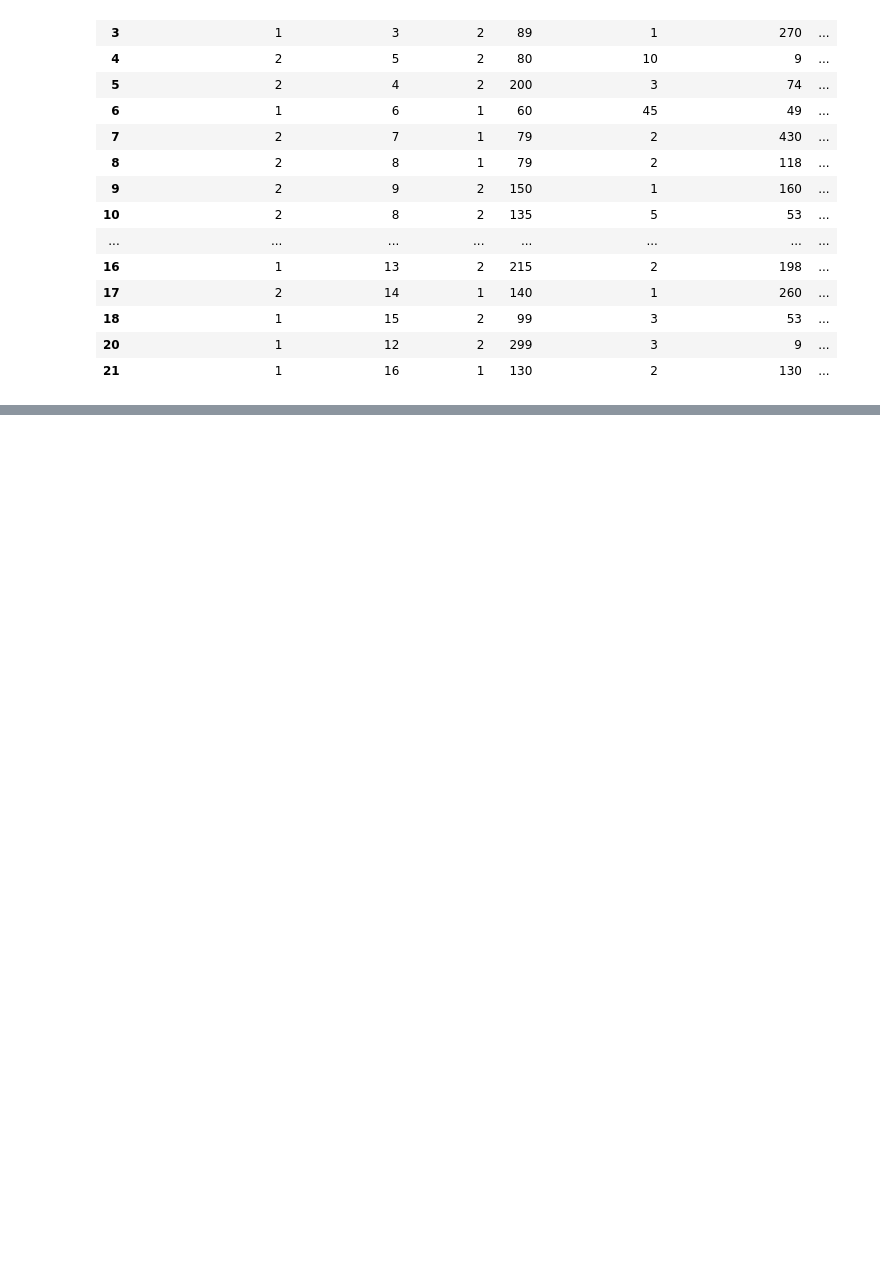
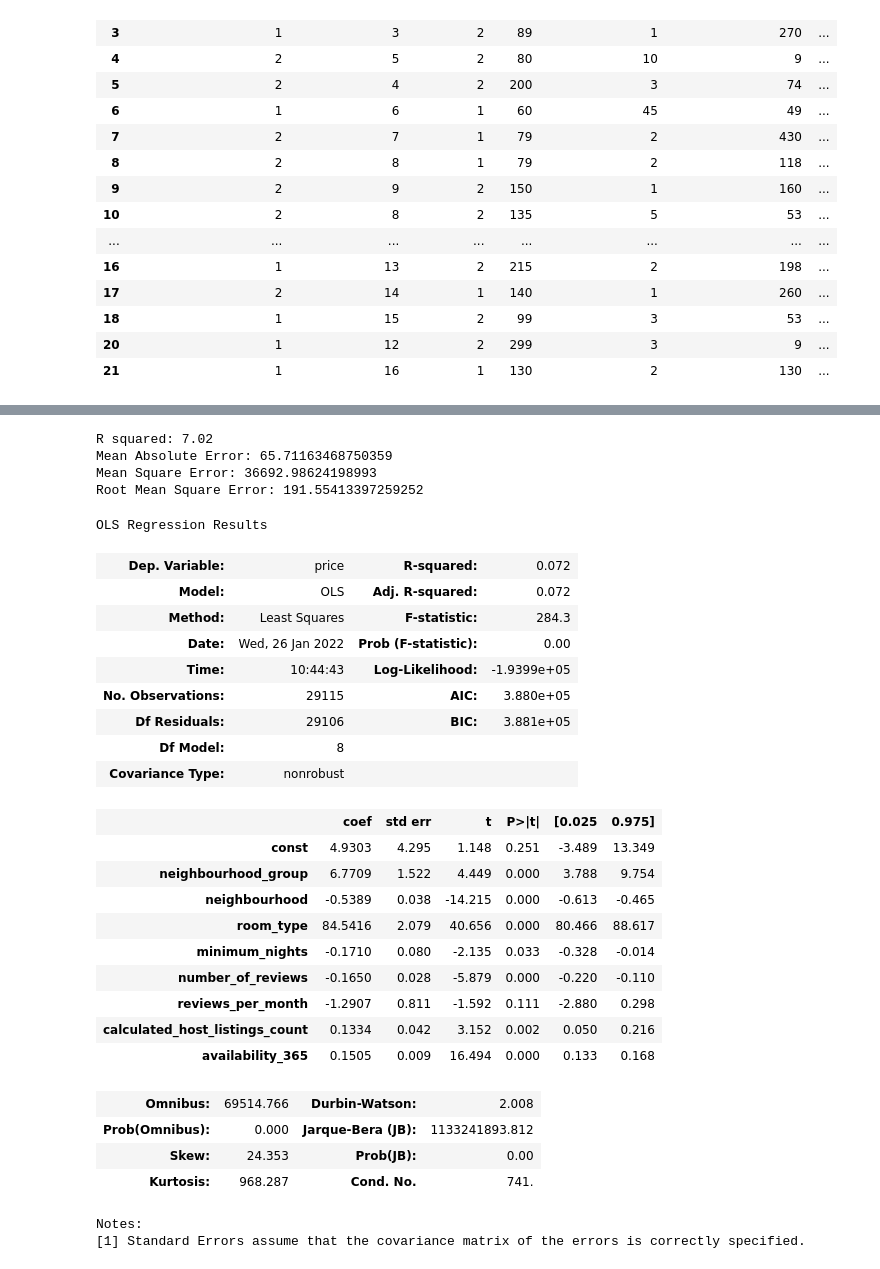
Before and after one commit to INV-VTL/P5-Project, a Jupyter notebook: Untitled.ipynb, the cells around one changed output, grey strips where cells are left out. Drawn from its saved outputs; the diff is of its cells as text; code cells hidden in the pictures; blank space fills up the shorter version.

```diff
--- a/Untitled.ipynb
+++ b/Untitled.ipynb
@@ -486,0 +548,9 @@ df.head(20)
+# %%
+X = df.drop(columns = ["price"], axis =1)
+y = df["price"]
+# %%
+X_train, X_test, y_train, y_test = train_test_split(X, y, random_state=0)
+# %%
+LR = LinearRegression()
+# %%
+LR.fit(X_train, y_train)
@@ -486,0 +575,41 @@ df.head(20)
+# %%
+print('R squared: {:.2f}'.format(LR.score(X,y)*100))
+print('Mean Absolute Error:', meanAbErr)
+print('Mean Square Error:', meanSqErr)
+print('Root Mean Square Error:', rootMeanSqErr)
+# %% [output]
+R squared: 7.02
+Mean Absolute Error: 65.71163468750359
+Mean Square Error: 36692.98624198993
+Root Mean Square Error: 191.55413397259252
+# %%
+X_train_LR = sm.add_constant(X_train)
+LR_1 = sm.OLS(y_train, X_train_LR.astype(float)).fit()
+LR_1.summary()
+# %% [output]
+OLS Regression Results
+| Dep. Variable: | price | R-squared: | 0.072 |
+| Model: | OLS | Adj. R-squared: | 0.072 |
+| Method: | Least Squares | F-statistic: | 284.3 |
+| Date: | Wed, 26 Jan 2022 | Prob (F-statistic): | 0.00 |
+| Time: | 10:44:43 | Log-Likelihood: | -1.9399e+05 |
+| No. Observations: | 29115 | AIC: | 3.880e+05 |
+| Df Residuals: | 29106 | BIC: | 3.881e+05 |
+| Df Model: | 8 |  |  |
+| Covariance Type: | nonrobust |  |  |
+|  | coef | std err | t | P>|t| | [0.025 | 0.975] |
+| const | 4.9303 | 4.295 | 1.148 | 0.251 | -3.489 | 13.349 |
+| neighbourhood_group | 6.7709 | 1.522 | 4.449 | 0.000 | 3.788 | 9.754 |
+| neighbourhood | -0.5389 | 0.038 | -14.215 | 0.000 | -0.613 | -0.465 |
+| room_type | 84.5416 | 2.079 | 40.656 | 0.000 | 80.466 | 88.617 |
+| minimum_nights | -0.1710 | 0.080 | -2.135 | 0.033 | -0.328 | -0.014 |
+| number_of_reviews | -0.1650 | 0.028 | -5.879 | 0.000 | -0.220 | -0.110 |
+| reviews_per_month | -1.2907 | 0.811 | -1.592 | 0.111 | -2.880 | 0.298 |
+| calculated_host_listings_count | 0.1334 | 0.042 | 3.152 | 0.002 | 0.050 | 0.216 |
+| availability_365 | 0.1505 | 0.009 | 16.494 | 0.000 | 0.133 | 0.168 |
+| Omnibus: | 69514.766 | Durbin-Watson: | 2.008 |
+| Prob(Omnibus): | 0.000 | Jarque-Bera (JB): | 1133241893.812 |
+| Skew: | 24.353 | Prob(JB): | 0.00 |
+| Kurtosis: | 968.287 | Cond. No. | 741. |
+Notes:
+[1] Standard Errors assume that the covariance matrix of the errors is correctly specified.
```
Also changed, not shown: parts of 31 cells of this notebook.
